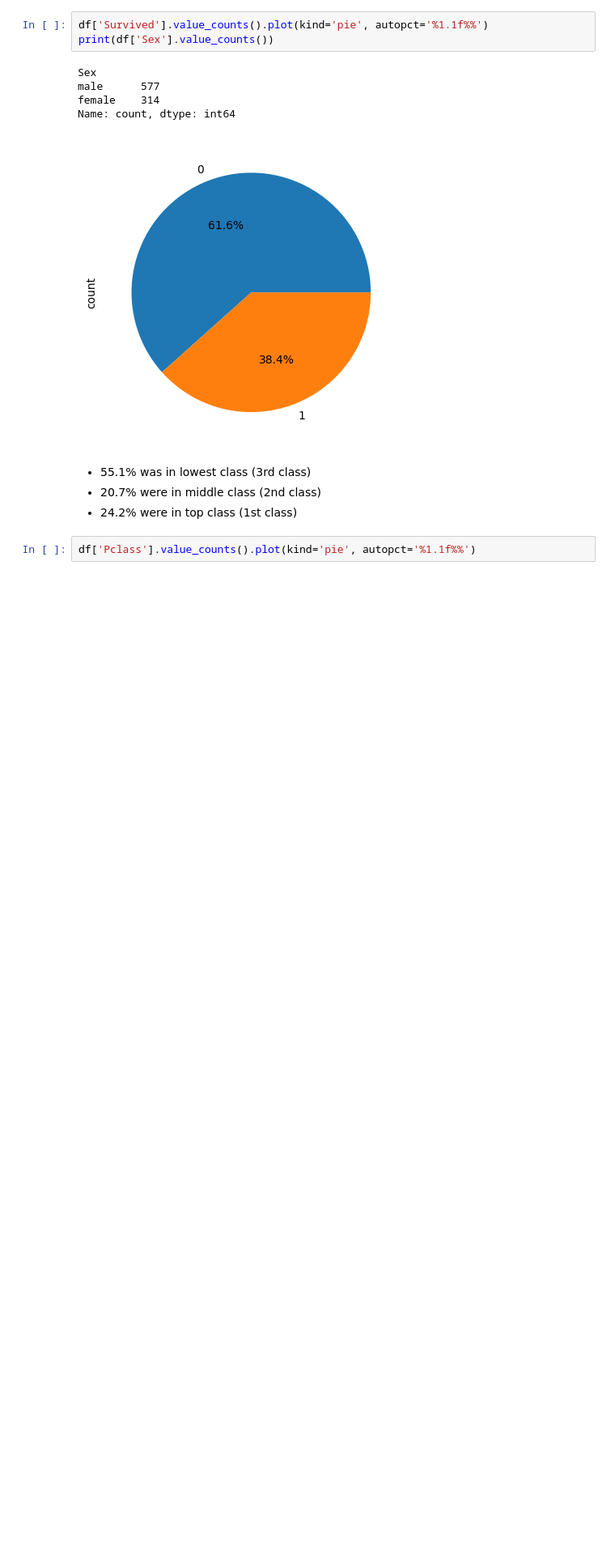
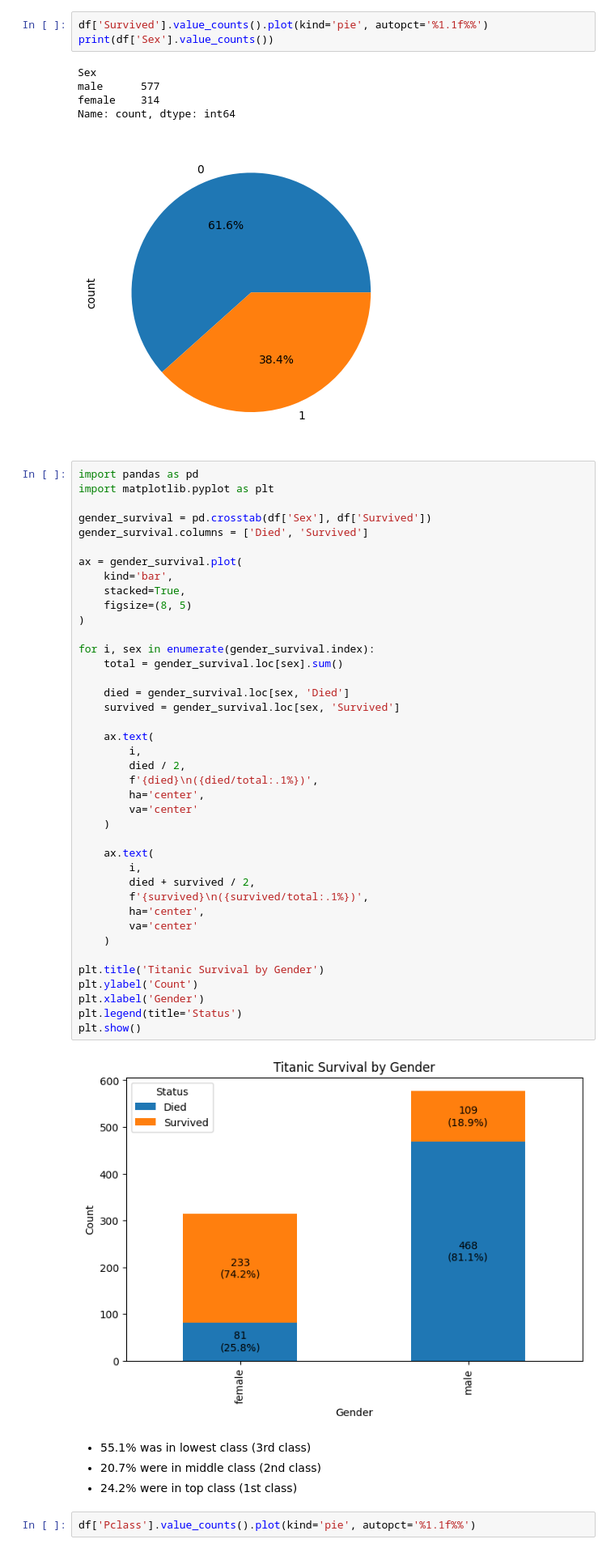
Before and after one commit to pamit7d/180-Days-of-Code, a Jupyter notebook: Day4/EDA.ipynb, the cells around one changed output. Shown at 81% size. Cells and saved outputs as stored; diff of their text form; blank space fills up the shorter version.

```diff
--- a/Day4/EDA.ipynb
+++ b/Day4/EDA.ipynb
@@ -183,6 +183,48 @@ male      577
 female    314
 Name: count, dtype: int64
 [figure]
+# %%
+import pandas as pd
+import matplotlib.pyplot as plt
+
+gender_survival = pd.crosstab(df['Sex'], df['Survived'])
+gender_survival.columns = ['Died', 'Survived']
+
+ax = gender_survival.plot(
+    kind='bar',
+    stacked=True,
+    figsize=(8, 5)
+)
+
+for i, sex in enumerate(gender_survival.index):
+    total = gender_survival.loc[sex].sum()
+
+    died = gender_survival.loc[sex, 'Died']
+    survived = gender_survival.loc[sex, 'Survived']
+
+    ax.text(
+        i,
+        died / 2,
+        f'{died}\n({died/total:.1%})',
+        ha='center',
+        va='center'
+    )
+
+    ax.text(
+        i,
+        died + survived / 2,
+        f'{survived}\n({survived/total:.1%})',
+        ha='center',
+        va='center'
+    )
+
+plt.title('Titanic Survival by Gender')
+plt.ylabel('Count')
+plt.xlabel('Gender')
+plt.legend(title='Status')
+plt.show()
+# %% [output]
+[figure, added]
 # %% [markdown]
 - 55.1% was in lowest class (3rd class)
 - 20.7% were in middle class (2nd class)
```
Also changed, not shown: parts of 1 cell of this notebook, 7 other files.
